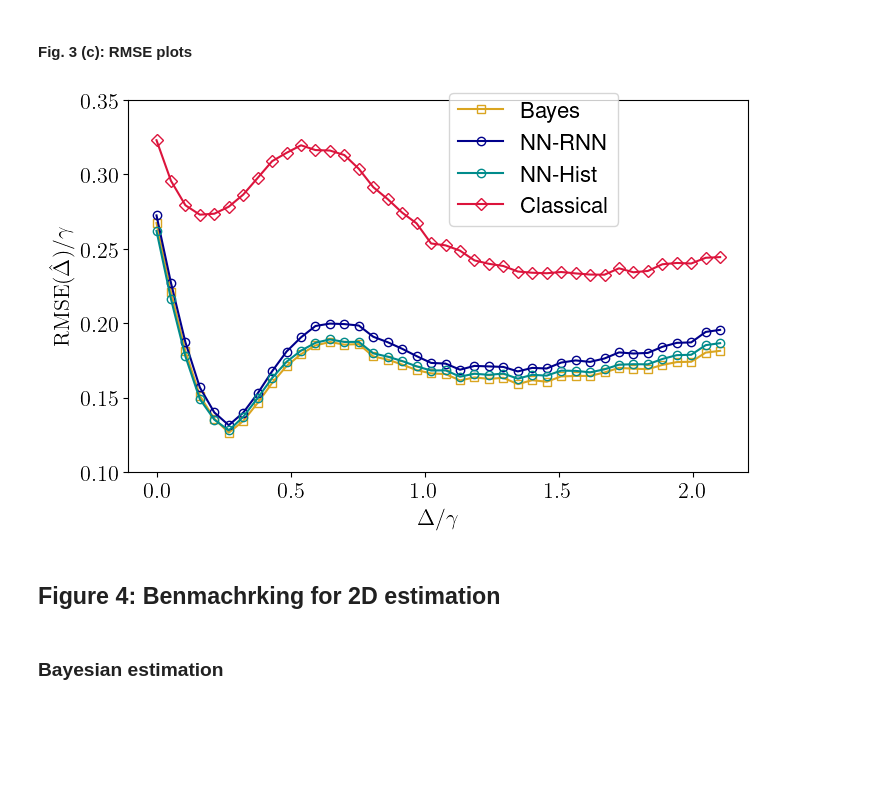
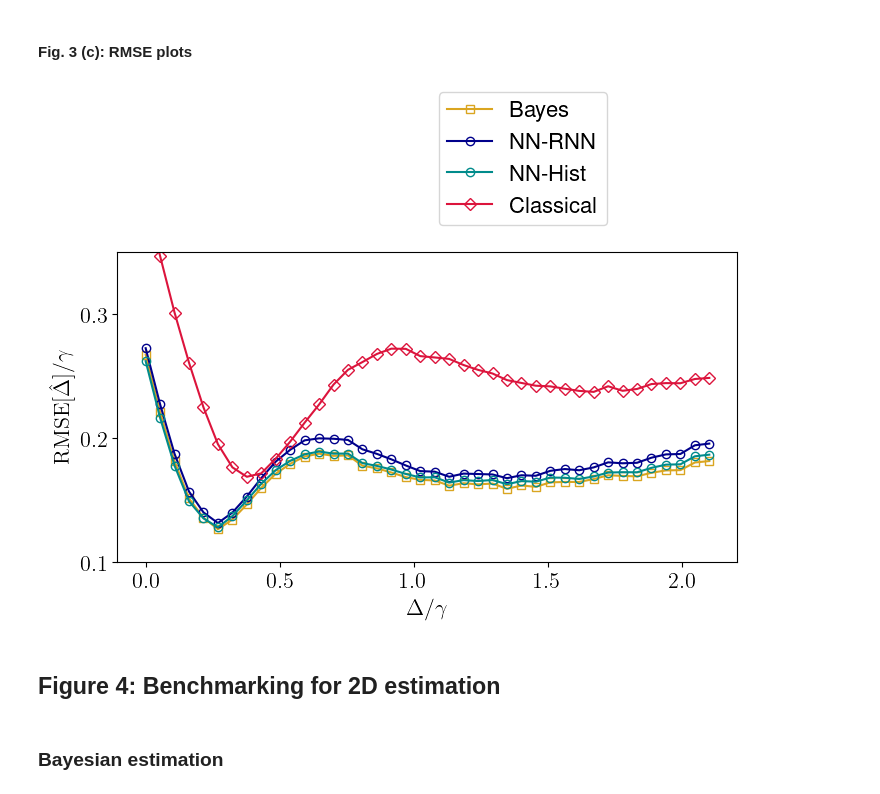
Before and after one commit to CarlosSMWolff/ParamEst-NN, a Jupyter notebook: notebooks/3-Results.ipynb, the cells around one changed output. Saved outputs shown, nothing was run; the diff lists cells and outputs as text; code cells hidden in the pictures; blank space fills up the shorter version.

```diff
--- a/notebooks/3-Results.ipynb
+++ b/notebooks/3-Results.ipynb
@@ -508,6 +508,32 @@ def predictor_classical(taus_matrix):
     return np.array([
         delta_pred_TLS_Classical(T)
                      for T in tflist])
+
+
+def calculate_Ptau_gaussian(tau, Delta,Omega=1.,gamma=1., N=48):
+    sigma = np.sqrt(((gamma**2 + 4*Delta**2)**2 - 8*(gamma**2 - 12*Delta**2)*Omega**2 + 64*Omega**4)/(N*gamma**2 * Omega**4))/4
+    mu = (gamma**2 + 4*Delta**2 + 8*Omega**2)/(4*gamma*Omega**2)
+    return np.exp(-0.5*((tau-mu)/sigma)**2)/(sigma*np.sqrt(2*np.pi))
+
+def predictor_classical_Mean_tau(tau):
+    '''
+    Returns estimator based on the mean of the posterior
+    '''
+    delta_list = np.linspace(0., 5., 200)
+    PT_Delta_list = calculate_Ptau_gaussian(tau,delta_list)
+    norm = np.trapz(PT_Delta_list, delta_list)
+    #Posterior
+    PDelta = PT_Delta_list/norm
+    Delta_mean = np.trapz(PDelta*delta_list,delta_list)
+    return Delta_mean
+
+# Define predictor function
+def predictor_classical(taus_matrix):
+    taulist=np.mean(taus_matrix,axis =1)
+
+    return np.array([
+        predictor_classical_Mean_tau(tau)
+                     for tau in taulist])
 # %%
 MSE_Class, estimationsClassical, RMSE_Class, sdMSE_Class, sdRMSE_Class = benchmark_predictor(predictor_classical)
 # %% [markdown]
@@ -538,7 +562,7 @@ With a single calculation of the posterior, we extract the following estimators:
 
 Results shown in the paper correspond to the *mean* estimator.
 # %%
-def predictors_bayesian(data, deltalist=deltalist, progress_bar = True):
+def predictors_bayesian(data, deltalist=deltalist, nBayesGrid = 500, progress_bar = True, only_mean = False):
 
     if progress_bar == True:
         def bar(x):
@@ -550,10 +574,15 @@ def predictors_bayesian(data, deltalist=deltalist, progress_bar = True):
     for i_delta in bar(range(deltalist.size)): #Bucle sobre deltas
         trajectory_matrix = data[i_delta]
 
-        estimate_array = parallel_map(get_estimates_Bayesian,trajectory_matrix)
+        estimate_array = parallel_map(get_estimates_Bayesian,trajectory_matrix, task_kwargs=dict(nDeltaGrid=nBayesGrid, only_mean = only_mean))
         estimate_array_delta.append(estimate_array)
 
     estimate_array_delta = np.asarray(estimate_array_delta)
+
+    if only_mean == True:
+        estimationsBayes1D = estimate_array_delta
+        return estimationsBayes1D
+
     estimationsBayes1D = estimate_array_delta[:,:,0]
     estimationsBayes1D_median = estimate_array_delta[:,:,1]
     estimationsBayes1D_max = estimate_array_delta[:,:,2]
@@ -747,22 +778,24 @@ plt.show()
 # %% [markdown]
 #### Fig. 3 (c): RMSE plots
 # %%
-fix, ax = plt.subplots(figsize=(8,8))
+fig, ax = plt.subplots(figsize=(8,8))
 ax.plot(deltalist,RMSE_Bayes_Mean,'s-', label= 'Bayes',  color = "goldenrod", markerfacecolor='none')
 ax.plot(deltalist,RMSE_RNN,  'o-',label= 'NN-RNN' , color = "darkblue",markerfacecolor='none')
 ax.plot(deltalist,RMSE_Hist, 'o-',  label= "NN-Hist",color = "darkcyan",markerfacecolor='none')
 ax.plot(deltalist,RMSE_Class, 'D-',  label= "Classical", color = "crimson",markerfacecolor='none')
 
 
-ax.set_xlabel("$\Delta/\gamma$"), ax.set_ylabel("$\\mathrm{RMSE}(\hat\Delta)/\gamma$")
-ax.set_box_aspect(0.6)
+ax.set_xlabel("$\Delta/\gamma$"), ax.set_ylabel("$\\mathrm{RMSE}[\hat\Delta]/\gamma$")
+ax.set_box_aspect(0.5)
+ax.set_yticks([0., 0.1, 0.2, 0.3])
 ax.set_ylim(0.1,0.35)
 ax.legend( bbox_to_anchor=(0.5, 1.05))
+plt.savefig("figures/fig3_c.pdf")
 plt.show()
 # %% [output]
-[figure, old version]
+[figure, new version]
 # %% [markdown]
-## Figure 4: Benmachrking for 2D estimation
+## Figure 4: Benchmarking for 2D estimation
 # %% [markdown]
 ### Bayesian estimation
 # %% [markdown]
```
Also changed, not shown: parts of 82 cells of this notebook, 2 other files.
